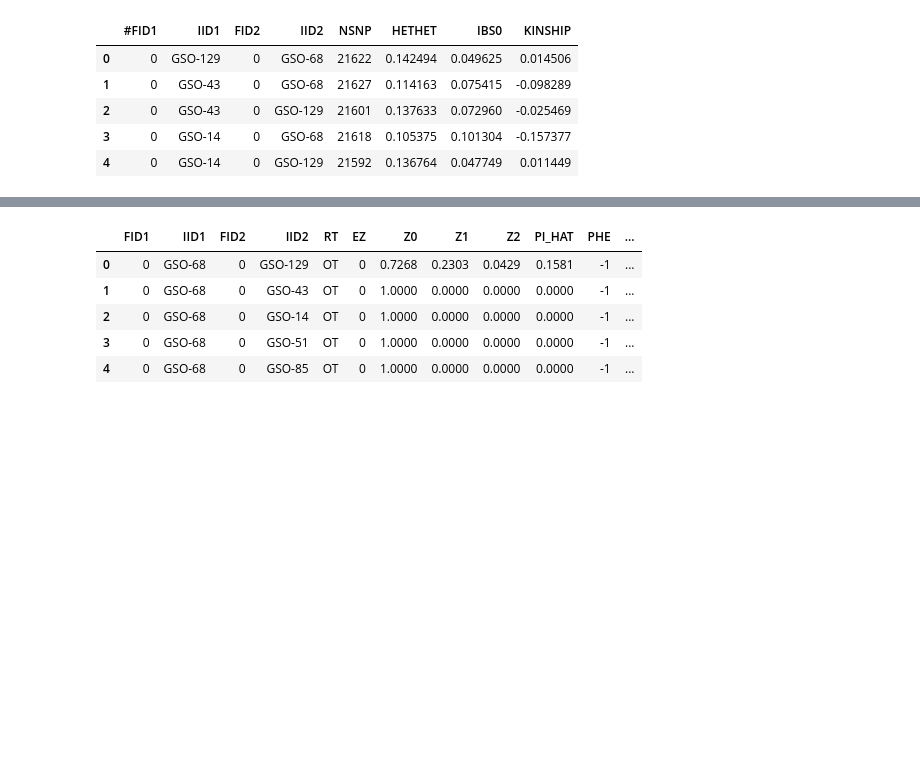
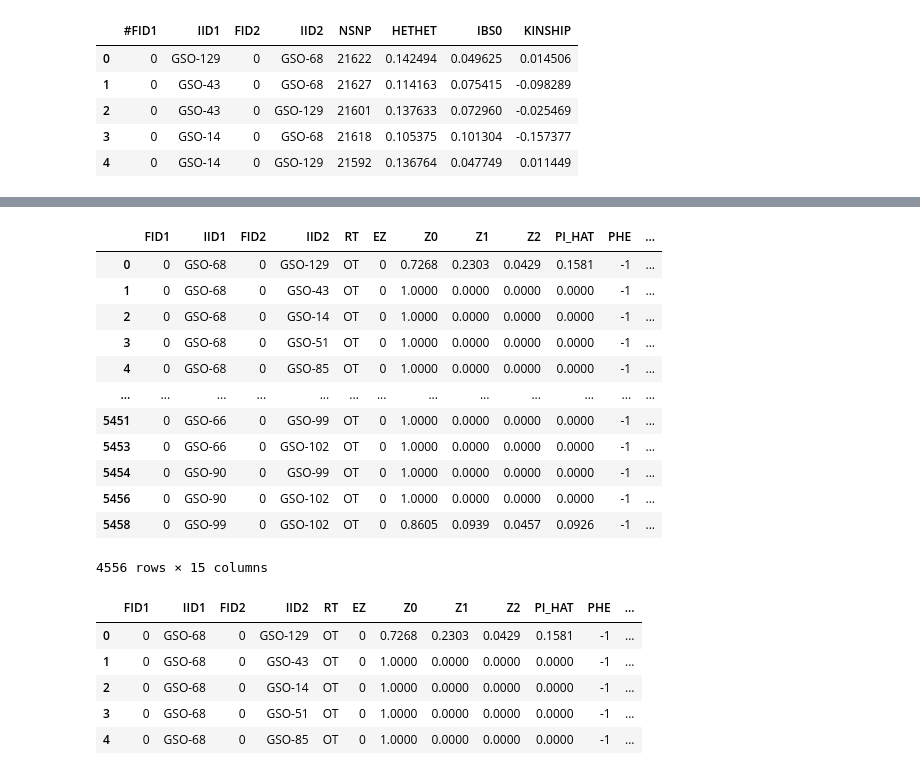
Before and after one commit to MarsicoFL/Bats, a Jupyter notebook: Pedigree_reconstruction.ipynb, the cells around one changed output, grey strips where cells are left out. Saved outputs shown, nothing was run; the diff lists cells and outputs as text; code cells hidden in the pictures; blank space fills up the shorter version.

```diff
--- a/Pedigree_reconstruction.ipynb
+++ b/Pedigree_reconstruction.ipynb
@@ -57 +60,27 @@ kinship.head(25)
+# %%
+# Paso 1: Crear columnas auxiliares que contienen los pares ordenados
+kinship['PAIR'] = kinship.apply(lambda row: '-'.join(sorted([row['IID1'], row['IID2']])), axis=1)
+IBD['PAIR'] = IBD.apply(lambda row: '-'.join(sorted([row['IID1'], row['IID2']])), axis=1)
+
+# Paso 2: Filtrar IBD para mantener solo las filas cuyo par ordenado también está en kinship
+kinship_pairs = kinship['PAIR'].unique()
+filtered_IBD = IBD[IBD['PAIR'].isin(kinship_pairs)]
+
+# Eliminar la columna auxiliar 'PAIR'
+#filtered_IBD = filtered_IBD.drop(columns=['PAIR'])
+filtered_IBD
+# %% [output]
+|  | FID1 | IID1 | FID2 | IID2 | RT | EZ | Z0 | Z1 | Z2 | PI_HAT | PHE | ... |
+| 0 | 0 | GSO-68 | 0 | GSO-129 | OT | 0 | 0.7268 | 0.2303 | 0.0429 | 0.1581 | -1 | ... |
+| 1 | 0 | GSO-68 | 0 | GSO-43 | OT | 0 | 1.0000 | 0.0000 | 0.0000 | 0.0000 | -1 | ... |
+| 2 | 0 | GSO-68 | 0 | GSO-14 | OT | 0 | 1.0000 | 0.0000 | 0.0000 | 0.0000 | -1 | ... |
+| 3 | 0 | GSO-68 | 0 | GSO-51 | OT | 0 | 1.0000 | 0.0000 | 0.0000 | 0.0000 | -1 | ... |
+| 4 | 0 | GSO-68 | 0 | GSO-85 | OT | 0 | 1.0000 | 0.0000 | 0.0000 | 0.0000 | -1 | ... |
+| ... | ... | ... | ... | ... | ... | ... | ... | ... | ... | ... | ... | ... |
+| 5451 | 0 | GSO-66 | 0 | GSO-99 | OT | 0 | 1.0000 | 0.0000 | 0.0000 | 0.0000 | -1 | ... |
+| 5453 | 0 | GSO-66 | 0 | GSO-102 | OT | 0 | 1.0000 | 0.0000 | 0.0000 | 0.0000 | -1 | ... |
+| 5454 | 0 | GSO-90 | 0 | GSO-99 | OT | 0 | 1.0000 | 0.0000 | 0.0000 | 0.0000 | -1 | ... |
+| 5456 | 0 | GSO-90 | 0 | GSO-102 | OT | 0 | 1.0000 | 0.0000 | 0.0000 | 0.0000 | -1 | ... |
+| 5458 | 0 | GSO-99 | 0 | GSO-102 | OT | 0 | 0.8605 | 0.0939 | 0.0457 | 0.0926 | -1 | ... |
+4556 rows × 15 columns
 # %%
```
Also changed, not shown: parts of 13 cells of this notebook.
